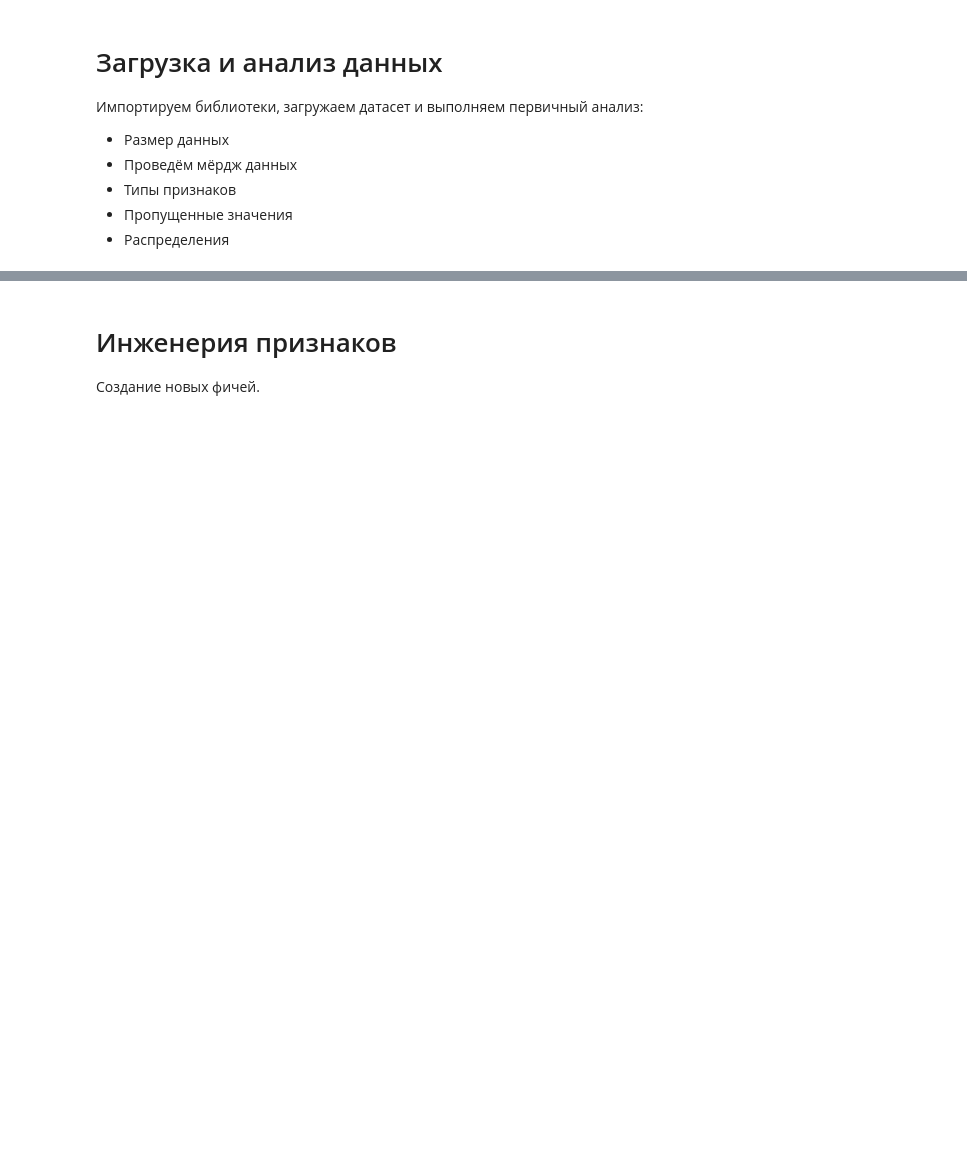
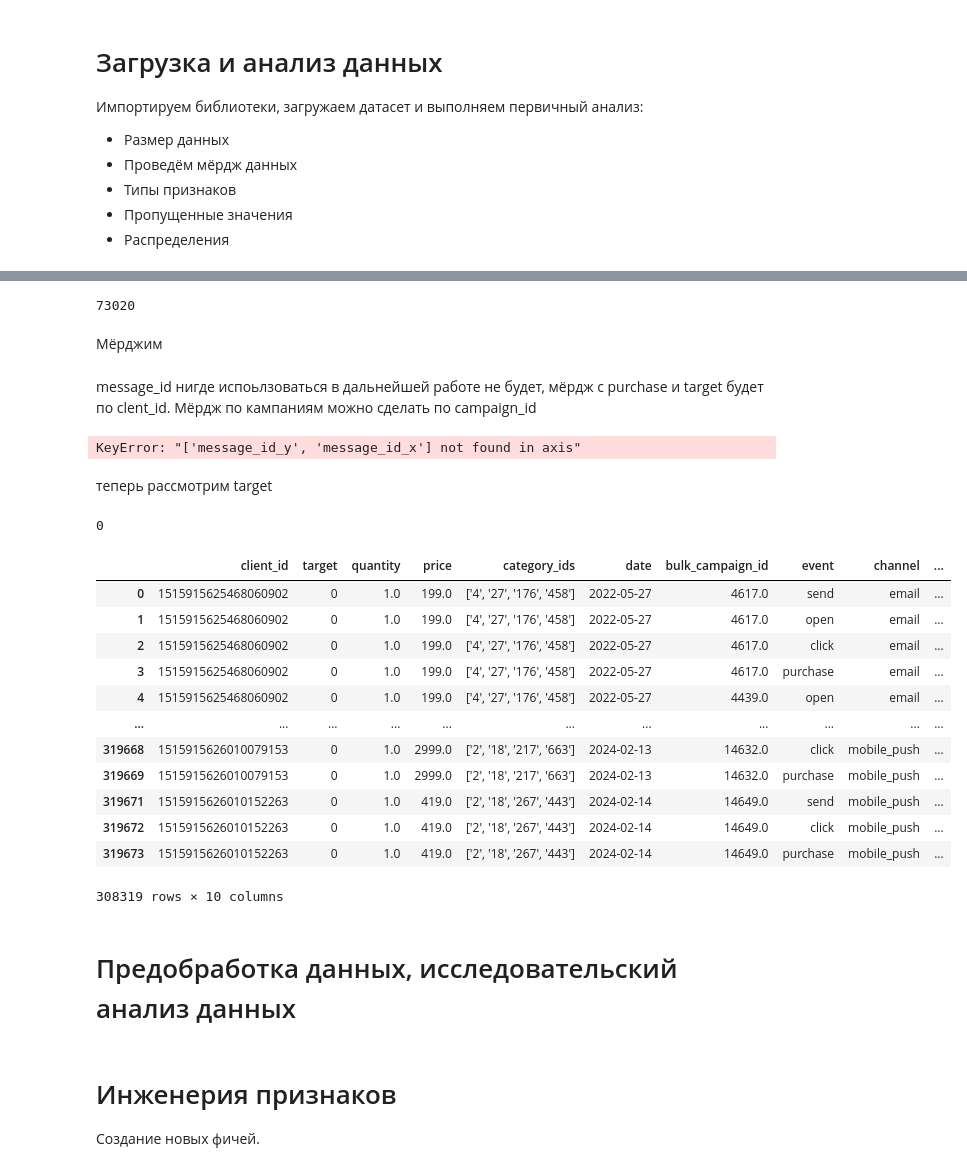
Before and after one commit to upv/Marketing, a Jupyter notebook: Marketing.ipynb, the cells around one changed output, grey strips where cells are left out. Cells and saved outputs as stored; diff of their text form; code cells hidden in the pictures; blank space fills up the shorter version.

Commit message:
data merge

```diff
--- a/Marketing.ipynb
+++ b/Marketing.ipynb
@@ -85,3 +263,46 @@ class DataAnalyzer:
+# %%
+purchases['date'] = pd.to_datetime(purchases['date'])
+purchases['date'] = purchases['date'].dt.strftime('%Y-%m-%d')
+# %%
+purchases.duplicated().sum()
+# %% [output]
+73020
+# %%
+purchases = purchases.drop_duplicates()
+# %% [markdown]
+Мёрджим
+# %%
+messages = purchases.merge(messages, on=['client_id', 'date'], how='left').dropna()
+# %% [markdown]
+message_id нигде испоьлзоваться в дальнейшей работе не будет, мёрдж с purchase и target будет по clent_id. Мёрдж по кампаниям можно сделать по campaign_id
+# %%
+messages = messages.drop(['message_id_y', 'message_id_x'], axis=1)
+# %% [output]
+KeyError: "['message_id_y', 'message_id_x'] not found in axis"
+# %% [markdown]
+теперь рассмотрим target
+# %%
+target.duplicated().sum()
+# %% [output]
+0
+# %%
+messages = target.merge(messages, on='client_id', how='left').dropna()
+# %% [output]
+|  | client_id | target | quantity | price | category_ids | date | bulk_campaign_id | event | channel | ... |
+| 0 | 1515915625468060902 | 0 | 1.0 | 199.0 | ['4', '27', '176', '458'] | 2022-05-27 | 4617.0 | send | email | ... |
+| 1 | 1515915625468060902 | 0 | 1.0 | 199.0 | ['4', '27', '176', '458'] | 2022-05-27 | 4617.0 | open | email | ... |
+| 2 | 1515915625468060902 | 0 | 1.0 | 199.0 | ['4', '27', '176', '458'] | 2022-05-27 | 4617.0 | click | email | ... |
+| 3 | 1515915625468060902 | 0 | 1.0 | 199.0 | ['4', '27', '176', '458'] | 2022-05-27 | 4617.0 | purchase | email | ... |
+| 4 | 1515915625468060902 | 0 | 1.0 | 199.0 | ['4', '27', '176', '458'] | 2022-05-27 | 4439.0 | open | email | ... |
+| ... | ... | ... | ... | ... | ... | ... | ... | ... | ... | ... |
+| 319668 | 1515915626010079153 | 0 | 1.0 | 2999.0 | ['2', '18', '217', '663'] | 2024-02-13 | 14632.0 | click | mobile_push | ... |
+| 319669 | 1515915626010079153 | 0 | 1.0 | 2999.0 | ['2', '18', '217', '663'] | 2024-02-13 | 14632.0 | purchase | mobile_push | ... |
+| 319671 | 1515915626010152263 | 0 | 1.0 | 419.0 | ['2', '18', '267', '443'] | 2024-02-14 | 14649.0 | send | mobile_push | ... |
+| 319672 | 1515915626010152263 | 0 | 1.0 | 419.0 | ['2', '18', '267', '443'] | 2024-02-14 | 14649.0 | click | mobile_push | ... |
+| 319673 | 1515915626010152263 | 0 | 1.0 | 419.0 | ['2', '18', '267', '443'] | 2024-02-14 | 14649.0 | purchase | mobile_push | ... |
+308319 rows × 10 columns
+# %% [markdown]
+# Предобработка данных, исследовательский анализ данных
 # %% [markdown]
 # Инженерия признаков
 Создание новых фичей.
```
Also changed, not shown: parts of 20 cells of this notebook, 2 other files.
